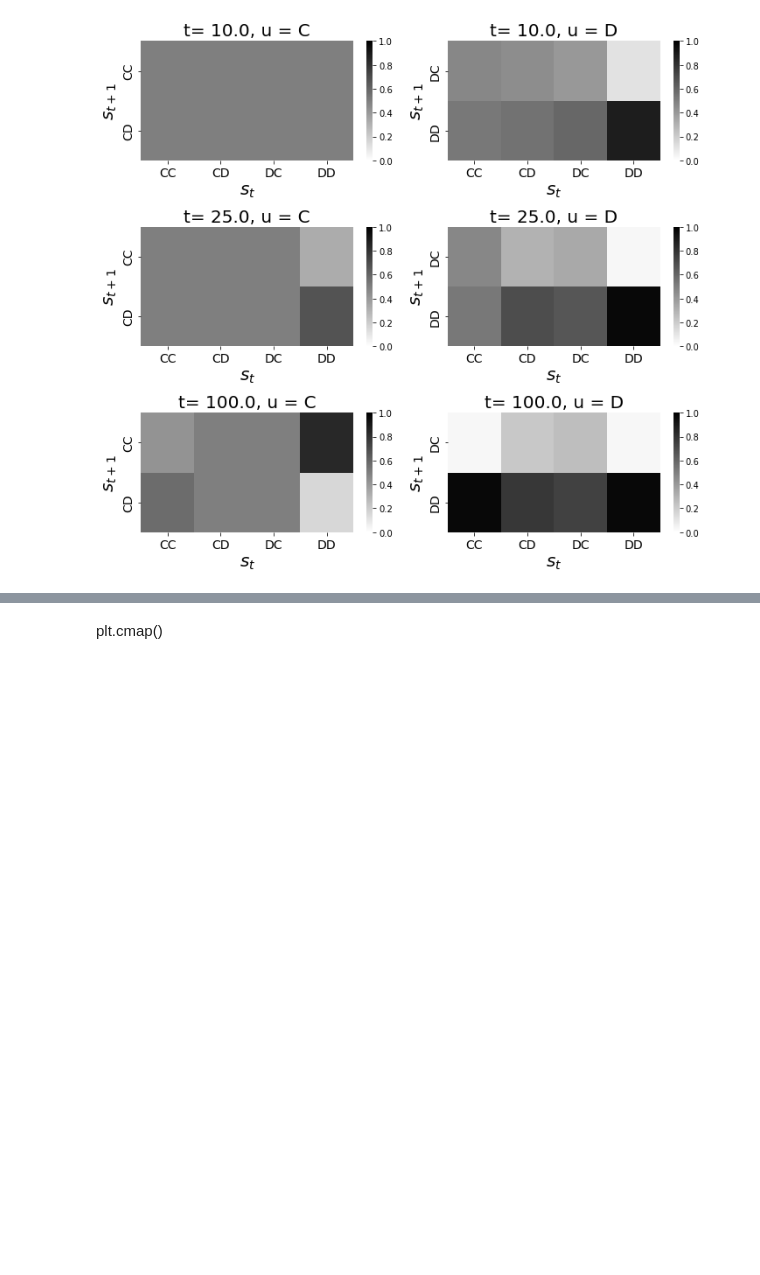
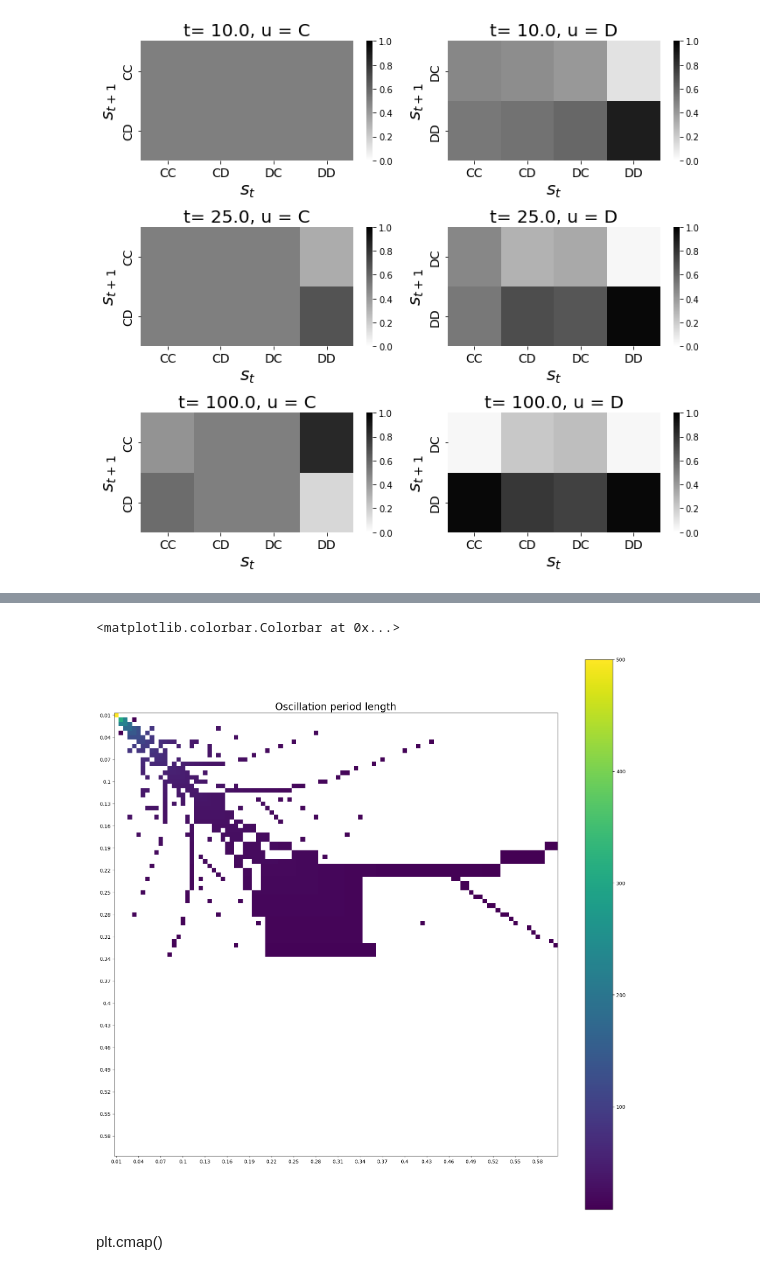
Before and after one commit to daphnedemekas/network-actinf, a Jupyter notebook: prisoners_dilemma/results_deterministic.ipynb, the cells around one changed output, grey strips where cells are left out. Drawn from its saved outputs; the diff is of its cells as text; code cells hidden in the pictures; blank space fills up the shorter version.

```diff
--- a/prisoners_dilemma/results_deterministic.ipynb
+++ b/prisoners_dilemma/results_deterministic.ipynb
@@ -246,3 +248,30 @@ array([0.        , 0.01724138, 0.03448276, 0.05172414, 0.06896552,
+# %%
+oscillation = np.zeros((100,100))
+
+for lr_1 in range(100):
+    for lr_2 in range(100):
+        current = actions_over_time_all[:,0,lr_1,lr_2,0]
+        for i, action in enumerate(current[:-2]):
+            if action == 1:
+                if current[i+1] == 0 and current[i+2] == 1:
+                    begin = i
+                    counter = i
+                    try:
+                        while current[counter+2+1] == 0 and current[counter+2+2] == 1:
+                            counter +=2
+                    except:
+                        if counter == 997:
+                            oscillation[lr_1,lr_2] = -1
+
+                    if begin == counter:
+                        print(begin)
+
+                    oscillation[lr_1,lr_2] = counter-begin
+
+                    if counter > begin:
+                        break
+            if i == 997:
+                oscillation[lr_1,lr_2] = -1
 # %%
 fig = plt.figure(figsize = (20,20))
 import matplotlib
@@ -261,3 +290,18 @@ plt.savefig("timeuntilconvergence")
+# %%
+fig = plt.figure(figsize = (20,20))
+import matplotlib
+cmap2= plt.get_cmap('viridis') # Can be any colormap that you want after the cm
+cmap2.set_bad(color='white')
+masked_array = np.ma.masked_where(oscillation == -1, oscillation)
+
+plt.imshow(masked_array,cmap=cmap2)
+plt.xticks(range(100)[::5], labels= np.linspace(0.01,0.6,100).round(2)[::5])
+plt.yticks(range(100)[::5], labels= np.linspace(0.01,0.6,100).round(2)[::5])
+plt.title("Oscillation period length",fontsize=20)
+plt.colorbar()
+# %% [output]
+<matplotlib.colorbar.Colorbar at 0x...>
+[figure, added]
 # %% [markdown]
 plt.cmap()
 # %%
```
Also changed, not shown: parts of 6 cells of this notebook, 2 other files.
